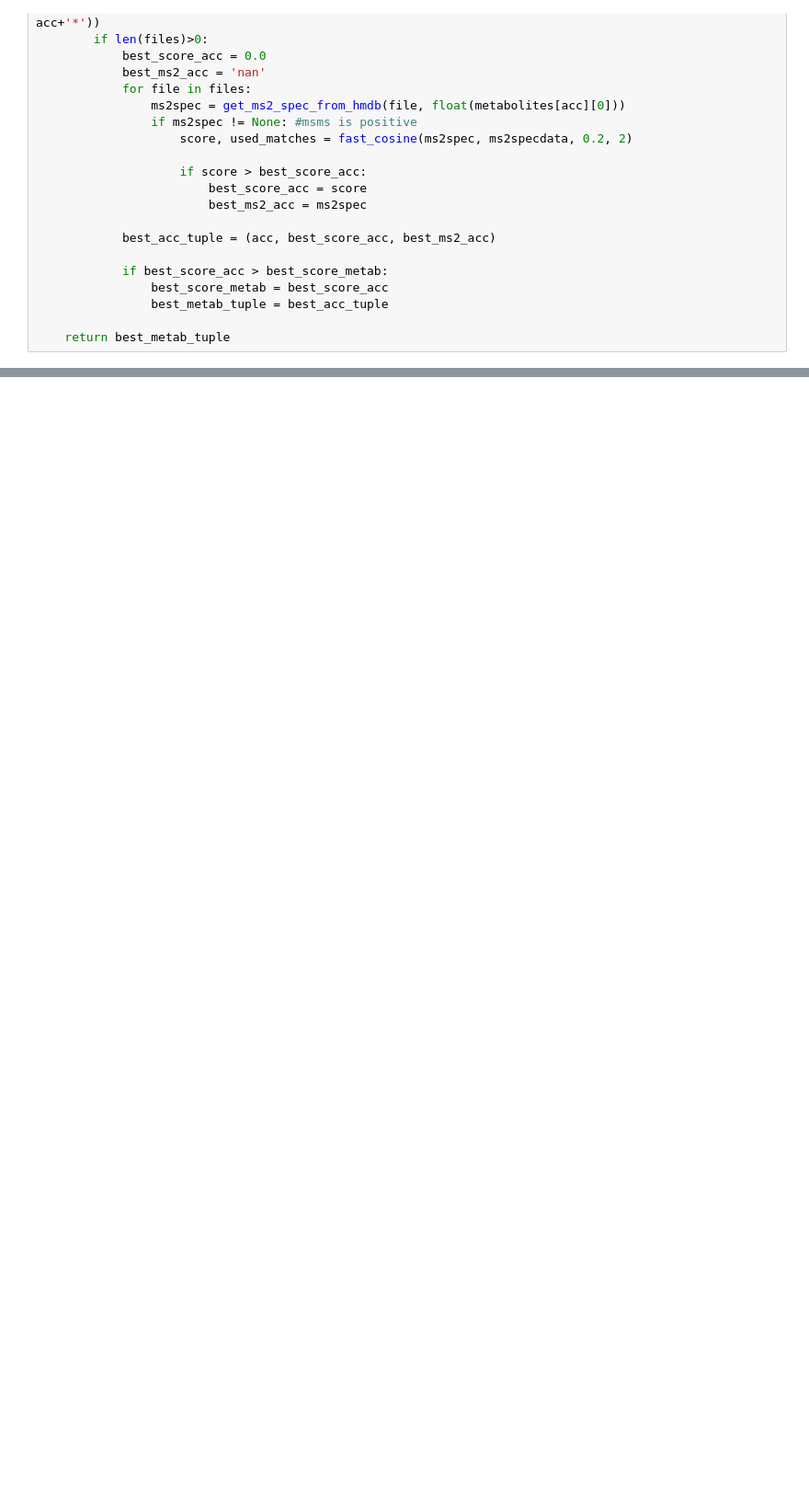
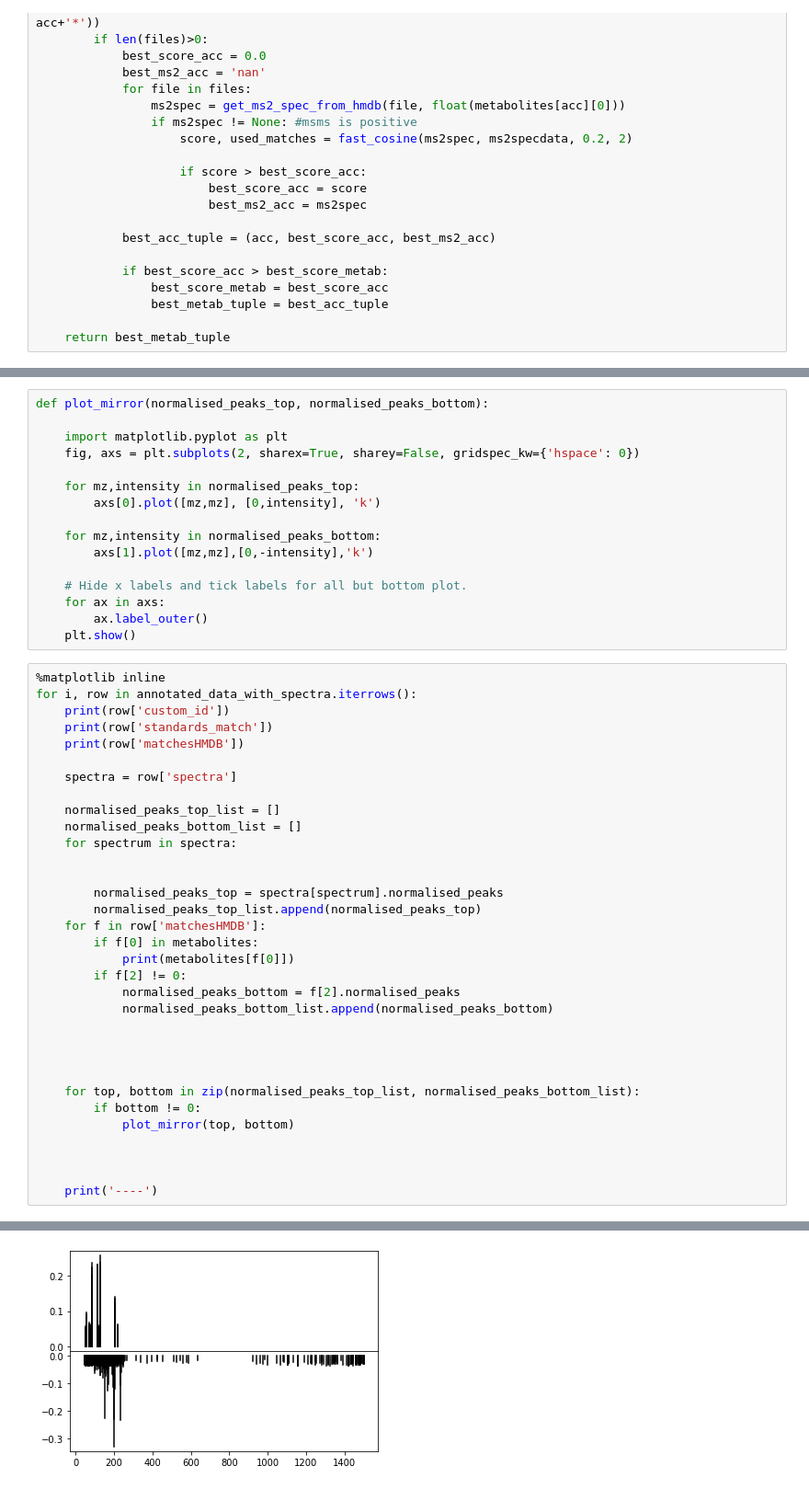
Before and after one commit to sdrogers/pymzm, a Jupyter notebook: AnaMariaNotebooks/HMDBAnnotation.ipynb, the cells around one changed output, grey strips where cells are left out. Shown at 92% size. Saved outputs shown, nothing was run; the diff lists cells and outputs as text; blank space fills up the shorter version.

```diff
--- a/AnaMariaNotebooks/HMDBAnnotation.ipynb
+++ b/AnaMariaNotebooks/HMDBAnnotation.ipynb
@@ -217,0 +276,50 @@ See the caveats in the documentation: http://pandas.pydata.org/pandas-docs/stabl
+# %%
+def plot_mirror(normalised_peaks_top, normalised_peaks_bottom):
+
+    import matplotlib.pyplot as plt
+    fig, axs = plt.subplots(2, sharex=True, sharey=False, gridspec_kw={'hspace': 0})
+
+    for mz,intensity in normalised_peaks_top:
+        axs[0].plot([mz,mz], [0,intensity], 'k')
+
+    for mz,intensity in normalised_peaks_bottom:
+        axs[1].plot([mz,mz],[0,-intensity],'k')
+
+    # Hide x labels and tick labels for all but bottom plot.
+    for ax in axs:
+        ax.label_outer()
+    plt.show()
+# %%
+%matplotlib inline
+for i, row in annotated_data_with_spectra.iterrows():
+    print(row['custom_id'])
+    print(row['standards_match'])
+    print(row['matchesHMDB'])
+
+    spectra = row['spectra']
+
+    normalised_peaks_top_list = []
+    normalised_peaks_bottom_list = []
+    for spectrum in spectra:
+
+
+        normalised_peaks_top = spectra[spectrum].normalised_peaks
+        normalised_peaks_top_list.append(normalised_peaks_top)
+    for f in row['matchesHMDB']:
+        if f[0] in metabolites:
+            print(metabolites[f[0]])
+        if f[2] != 0:
+            normalised_peaks_bottom = f[2].normalised_peaks
+            normalised_peaks_bottom_list.append(normalised_peaks_bottom)
+
+
+
+
+    for top, bottom in zip(normalised_peaks_top_list, normalised_peaks_bottom_list):
+        if bottom != 0:
+            plot_mirror(top, bottom)
+
+
+
+    print('----')
+# %% [output]
@@ -217,0 +331 @@ See the caveats in the documentation: http://pandas.pydata.org/pandas-docs/stabl
+[figure, added]
```
Also changed, not shown: parts of 12 cells of this notebook.
